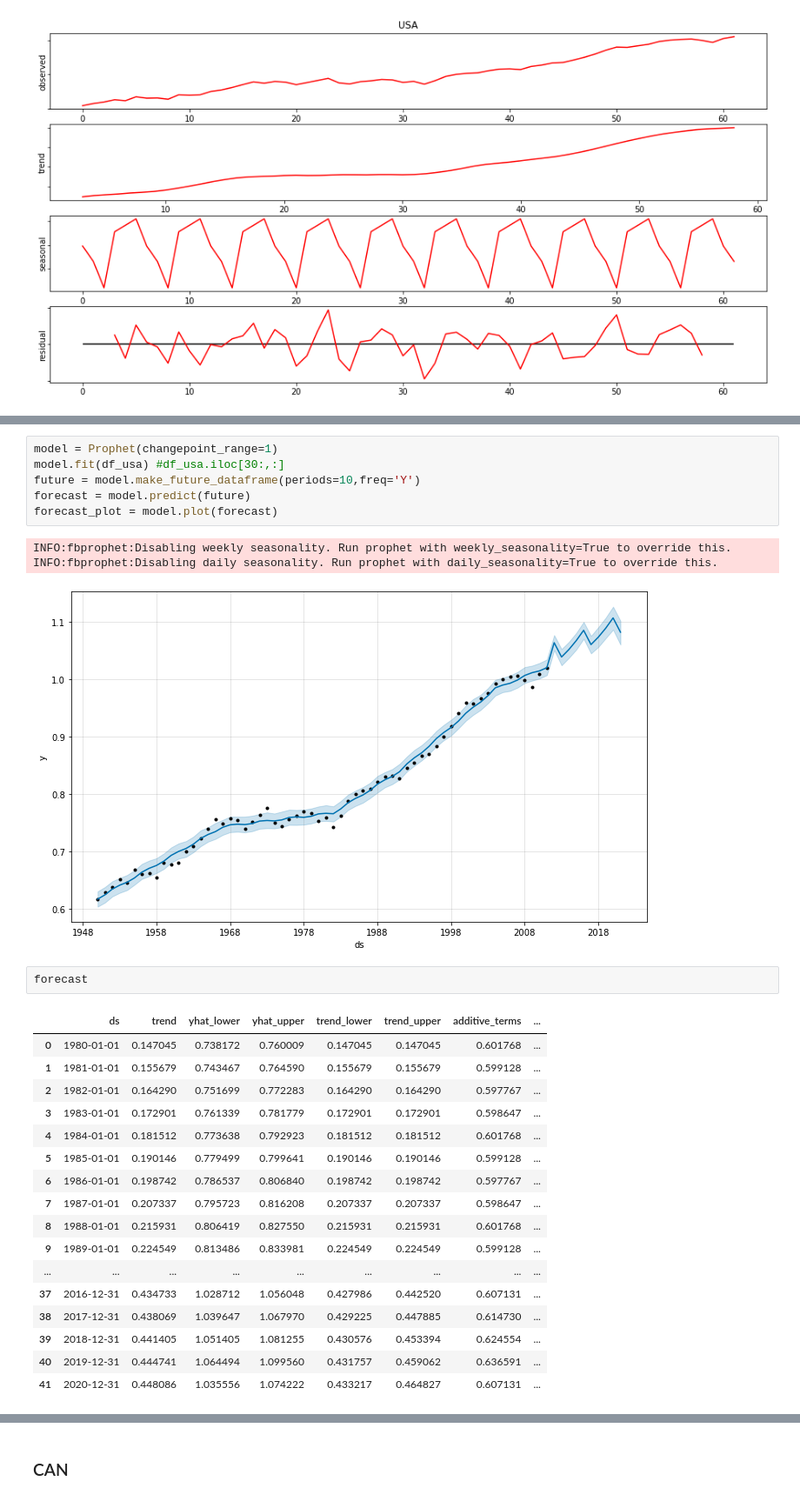
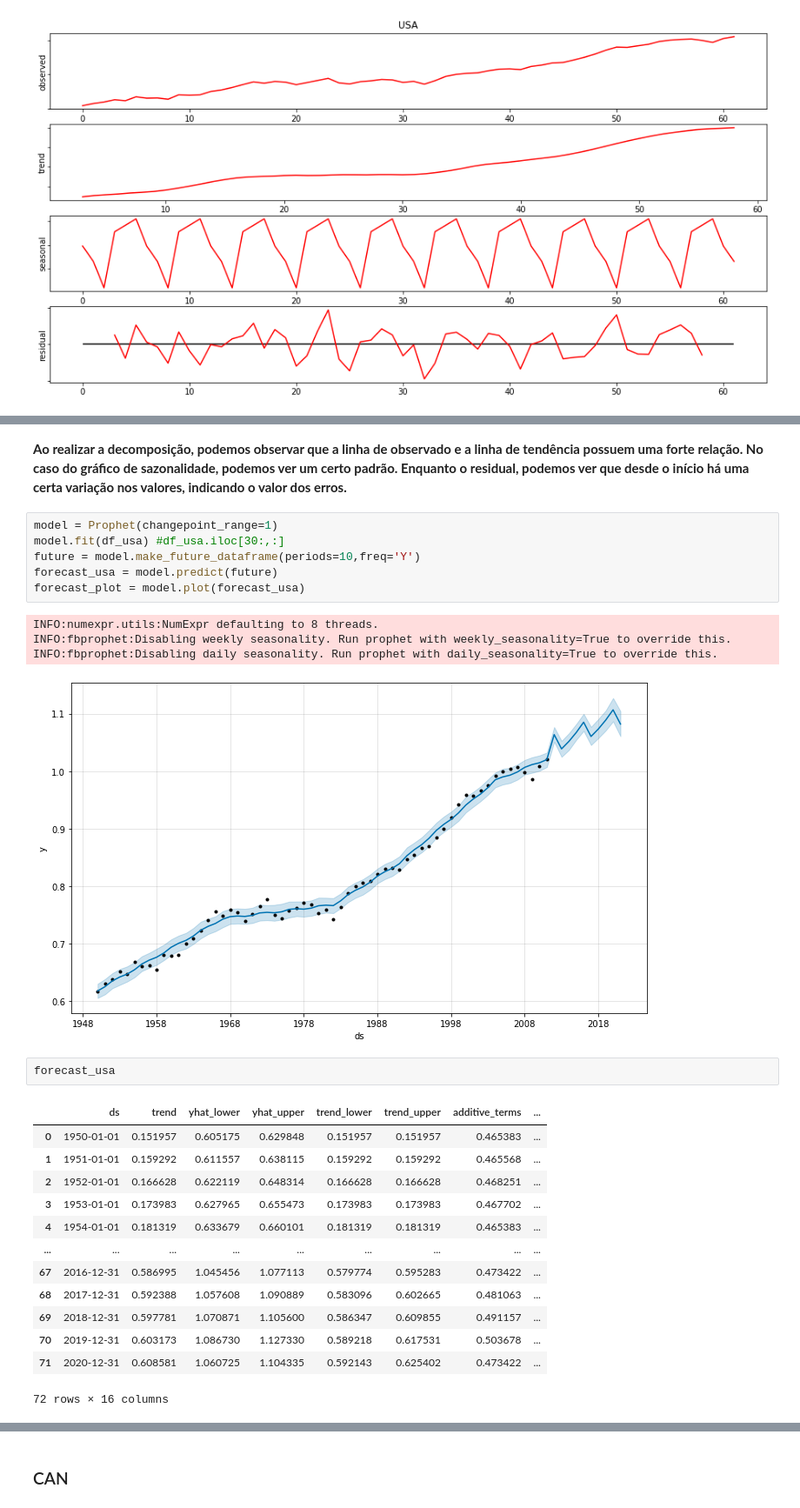
Before and after one commit to yguenka/4intelligence-Case, a Jupyter notebook: Data Analysis Skill Test.ipynb, the cells around one changed output, grey strips where cells are left out. Shown at 87% size. Cells and saved outputs as stored; diff of their text form.

```diff
--- a/Data Analysis Skill Test.ipynb
+++ b/Data Analysis Skill Test.ipynb
@@ -140,30 +132,29 @@ adfuller(df_usa['y'], autolag='AIC', regression='ct')
+# %% [markdown]
+<b> Ao realizar a decomposição, podemos observar que a linha de observado e a linha de tendência possuem uma forte relação. No caso do gráfico de sazonalidade, podemos ver um certo padrão. Enquanto o residual, podemos ver que desde o início há uma certa variação nos valores, indicando o valor dos erros.
 # %%
 model = Prophet(changepoint_range=1)
 model.fit(df_usa) #df_usa.iloc[30:,:]
 future = model.make_future_dataframe(periods=10,freq='Y')
-forecast = model.predict(future)
-forecast_plot = model.plot(forecast)
+forecast_usa = model.predict(future)
+forecast_plot = model.plot(forecast_usa)
 # %% [output]
+INFO:numexpr.utils:NumExpr defaulting to 8 threads.
 INFO:fbprophet:Disabling weekly seasonality. Run prophet with weekly_seasonality=True to override this.
 INFO:fbprophet:Disabling daily seasonality. Run prophet with daily_seasonality=True to override this.
 [figure]
-# %%
-forecast
-# %% [output]
-|  | ds | trend | yhat_lower | yhat_upper | trend_lower | trend_upper | additive_terms | ... |
-| 0 | 1980-01-01 | 0.147045 | 0.738172 | 0.760009 | 0.147045 | 0.147045 | 0.601768 | ... |
-| 1 | 1981-01-01 | 0.155679 | 0.743467 | 0.764590 | 0.155679 | 0.155679 | 0.599128 | ... |
-| 2 | 1982-01-01 | 0.164290 | 0.751699 | 0.772283 | 0.164290 | 0.164290 | 0.597767 | ... |
-| 3 | 1983-01-01 | 0.172901 | 0.761339 | 0.781779 | 0.172901 | 0.172901 | 0.598647 | ... |
-| 4 | 1984-01-01 | 0.181512 | 0.773638 | 0.792923 | 0.181512 | 0.181512 | 0.601768 | ... |
-| 5 | 1985-01-01 | 0.190146 | 0.779499 | 0.799641 | 0.190146 | 0.190146 | 0.599128 | ... |
-| 6 | 1986-01-01 | 0.198742 | 0.786537 | 0.806840 | 0.198742 | 0.198742 | 0.597767 | ... |
-| 7 | 1987-01-01 | 0.207337 | 0.795723 | 0.816208 | 0.207337 | 0.207337 | 0.598647 | ... |
-| 8 | 1988-01-01 | 0.215931 | 0.806419 | 0.827550 | 0.215931 | 0.215931 | 0.601768 | ... |
-| 9 | 1989-01-01 | 0.224549 | 0.813486 | 0.833981 | 0.224549 | 0.224549 | 0.599128 | ... |
-| ... | ... | ... | ... | ... | ... | ... | ... | ... |
-| 37 | 2016-12-31 | 0.434733 | 1.028712 | 1.056048 | 0.427986 | 0.442520 | 0.607131 | ... |
-| 38 | 2017-12-31 | 0.438069 | 1.039647 | 1.067970 | 0.429225 | 0.447885 | 0.614730 | ... |
-| 39 | 2018-12-31 | 0.441405 | 1.051405 | 1.081255 | 0.430576 | 0.453394 | 0.624554 | ... |
-| 40 | 2019-12-31 | 0.444741 | 1.064494 | 1.099560 | 0.431757 | 0.459062 | 0.636591 | ... |
-| 41 | 2020-12-31 | 0.448086 | 1.035556 | 1.074222 | 0.433217 | 0.464827 | 0.607131 | ... |
+# %%
+forecast_usa
+# %% [output]
+|  | ds | trend | yhat_lower | yhat_upper | trend_lower | trend_upper | additive_terms | ... |
+| 0 | 1950-01-01 | 0.151957 | 0.605175 | 0.629848 | 0.151957 | 0.151957 | 0.465383 | ... |
+| 1 | 1951-01-01 | 0.159292 | 0.611557 | 0.638115 | 0.159292 | 0.159292 | 0.465568 | ... |
+| 2 | 1952-01-01 | 0.166628 | 0.622119 | 0.648314 | 0.166628 | 0.166628 | 0.468251 | ... |
+| 3 | 1953-01-01 | 0.173983 | 0.627965 | 0.655473 | 0.173983 | 0.173983 | 0.467702 | ... |
+| 4 | 1954-01-01 | 0.181319 | 0.633679 | 0.660101 | 0.181319 | 0.181319 | 0.465383 | ... |
+| ... | ... | ... | ... | ... | ... | ... | ... | ... |
+| 67 | 2016-12-31 | 0.586995 | 1.045456 | 1.077113 | 0.579774 | 0.595283 | 0.473422 | ... |
+| 68 | 2017-12-31 | 0.592388 | 1.057608 | 1.090889 | 0.583096 | 0.602665 | 0.481063 | ... |
+| 69 | 2018-12-31 | 0.597781 | 1.070871 | 1.105600 | 0.586347 | 0.609855 | 0.491157 | ... |
+| 70 | 2019-12-31 | 0.603173 | 1.086730 | 1.127330 | 0.589218 | 0.617531 | 0.503678 | ... |
+| 71 | 2020-12-31 | 0.608581 | 1.060725 | 1.104335 | 0.592143 | 0.625402 | 0.473422 | ... |
+72 rows × 16 columns
```
Also changed, not shown: parts of 22 cells of this notebook, 2 other files.
